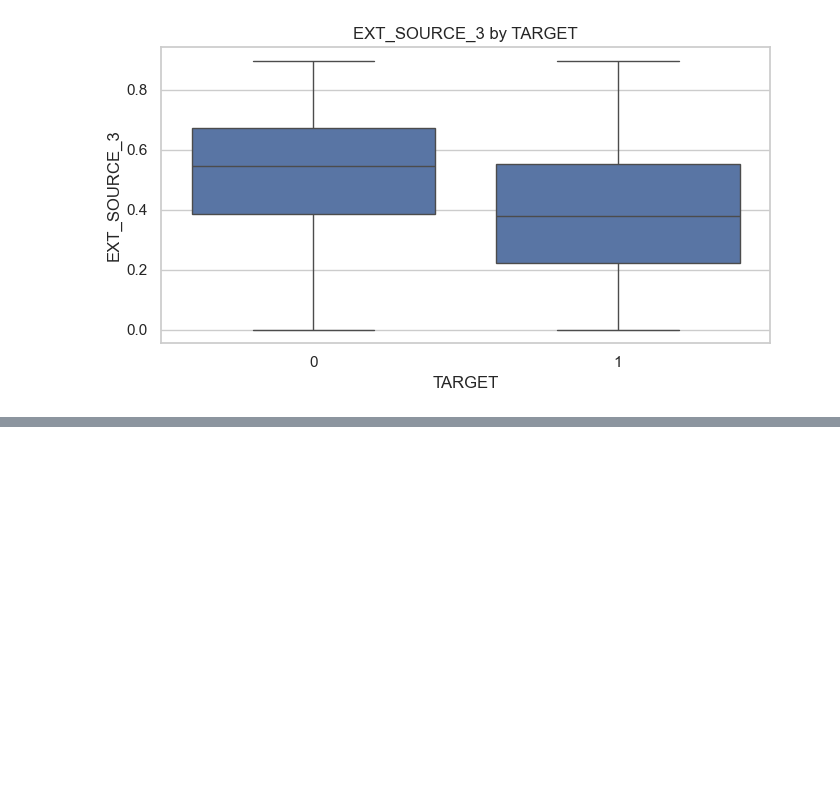
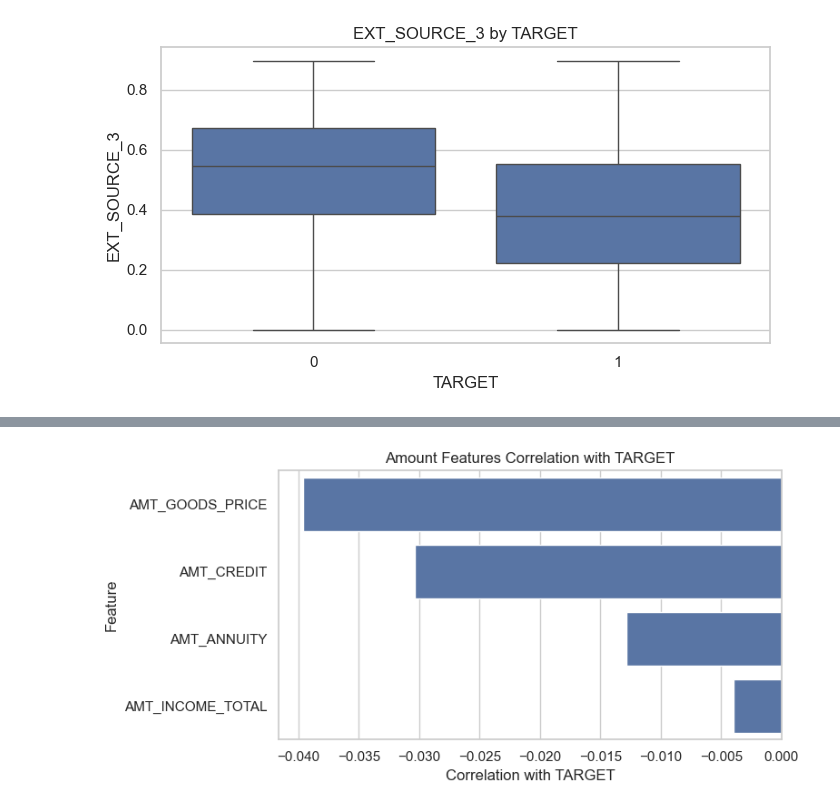
Before and after one commit to artem0x1/credit-risk-scoring-service, a Jupyter notebook: notebooks/01_eda.ipynb, the cells around one changed output, grey strips where cells are left out. Saved outputs shown, nothing was run; the diff lists cells and outputs as text; code cells hidden in the pictures; blank space fills up the shorter version.

```diff
--- a/notebooks/01_eda.ipynb
+++ b/notebooks/01_eda.ipynb
@@ -678,0 +749,9 @@ for col in ext_source_features:
+# %%
+amount_features = [
+    "AMT_INCOME_TOTAL",
+    "AMT_CREDIT",
+    "AMT_ANNUITY",
+    "AMT_GOODS_PRICE",
+]
+
+application_train[amount_features + ["TARGET"]].describe().T
@@ -678,0 +788,10 @@ for col in ext_source_features:
+# %%
+amount_corr = (
+    application_train[amount_features + ["TARGET"]]
+    .corr(numeric_only=True)["TARGET"]
+    .drop("TARGET")
+    .sort_values()
+    .to_frame("correlation_with_target")
+)
+
+amount_corr
@@ -678,0 +804,16 @@ for col in ext_source_features:
+# %%
+plt.figure(figsize=(8, 4))
+
+sns.barplot(
+    data=amount_corr.reset_index(),
+    x="correlation_with_target",
+    y="index",
+)
+
+plt.title("Amount Features Correlation with TARGET")
+plt.xlabel("Correlation with TARGET")
+plt.ylabel("Feature")
+plt.tight_layout()
+plt.show()
+# %% [output]
+[figure, added]
```
Also changed, not shown: parts of 72 cells of this notebook, 20 other files.
